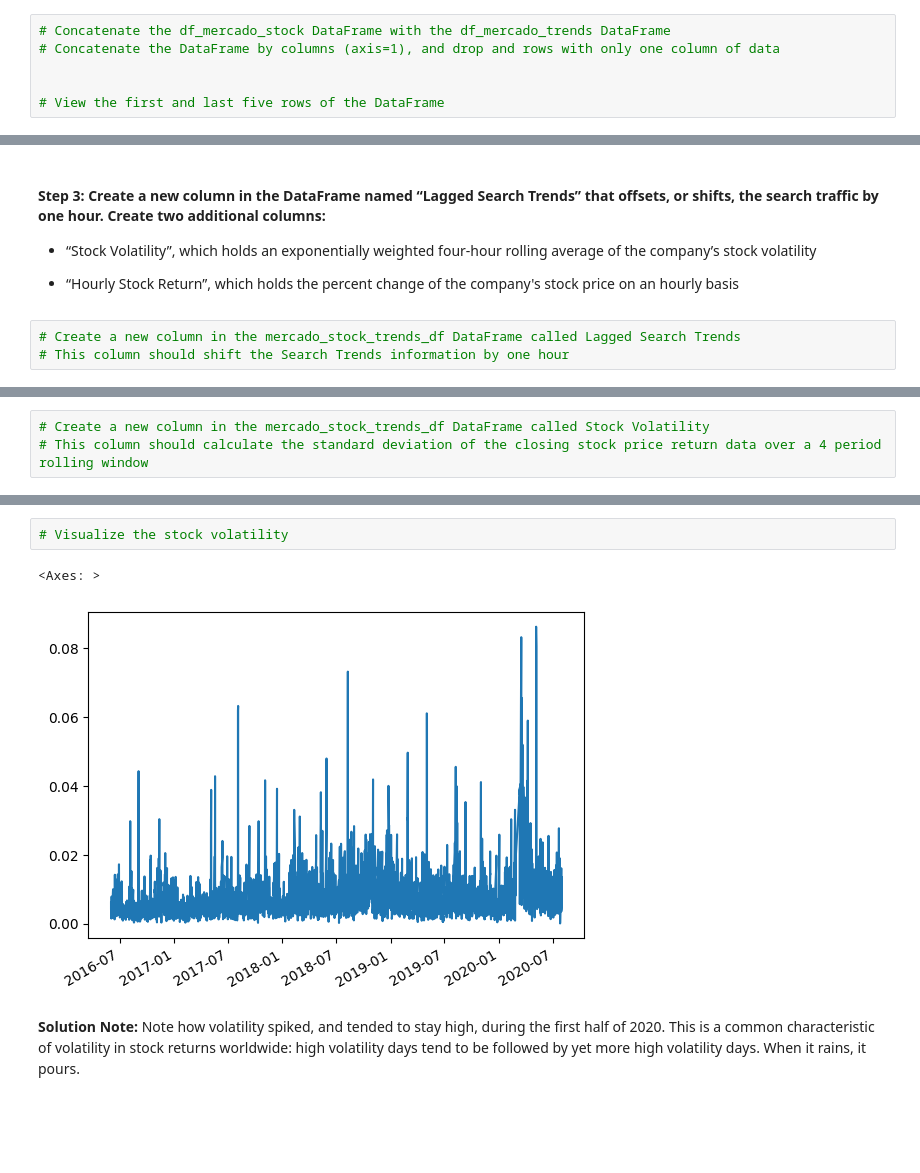
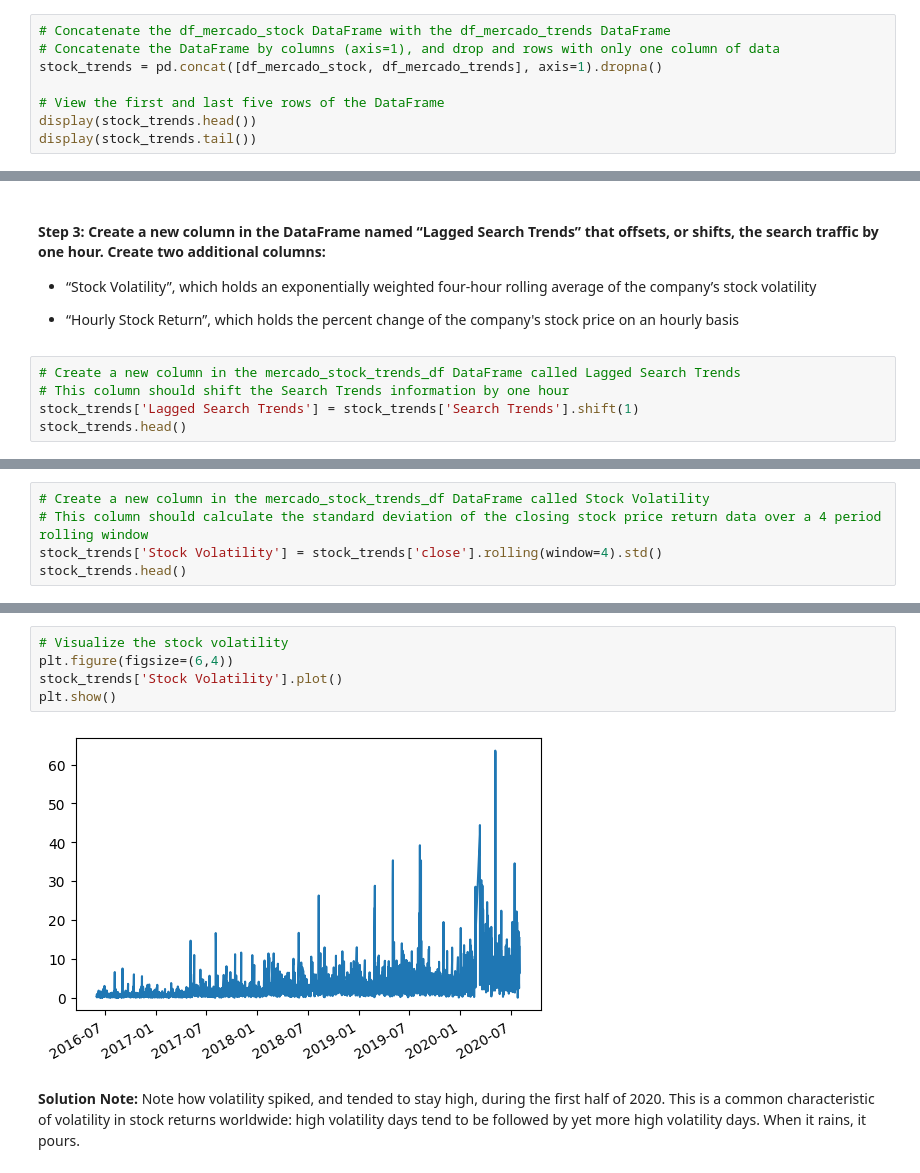
Before and after one commit to jamesjykim2/prophet-challenge, a Jupyter notebook: forecasting_net_prophet.ipynb, the cells around one changed output, grey strips where cells are left out. Saved outputs shown, nothing was run; the diff lists cells and outputs as text; blank space fills up the shorter version.

```diff
--- a/forecasting_net_prophet.ipynb
+++ b/forecasting_net_prophet.ipynb
@@ -241,9 +259,11 @@ display(df_mercado_stock.tail())
 # %%
 # Concatenate the df_mercado_stock DataFrame with the df_mercado_trends DataFrame
 # Concatenate the DataFrame by columns (axis=1), and drop and rows with only one column of data
-
+stock_trends = pd.concat([df_mercado_stock, df_mercado_trends], axis=1).dropna()
 
 # View the first and last five rows of the DataFrame
+display(stock_trends.head())
+display(stock_trends.tail())
 # %% [output]
 |  | close | Search Trends |
 | 2016-06-01 09:00:00 | 135.16 | 6.0 |
@@ -299,3 +324,5 @@ array([<Axes: >, <Axes: >], dtype=object)
 # %%
 # Create a new column in the mercado_stock_trends_df DataFrame called Lagged Search Trends
 # This column should shift the Search Trends information by one hour
+stock_trends['Lagged Search Trends'] = stock_trends['Search Trends'].shift(1)
+stock_trends.head()
@@ -302,3 +336,5 @@ array([<Axes: >, <Axes: >], dtype=object)
 # %%
 # Create a new column in the mercado_stock_trends_df DataFrame called Stock Volatility
 # This column should calculate the standard deviation of the closing stock price return data over a 4 period rolling window
+stock_trends['Stock Volatility'] = stock_trends['close'].rolling(window=4).std()
+stock_trends.head()
@@ -305,8 +348,10 @@ array([<Axes: >, <Axes: >], dtype=object)
 # %%
 # Visualize the stock volatility
+plt.figure(figsize=(6,4))
+stock_trends['Stock Volatility'].plot()
+plt.show()
 # %% [output]
-<Axes: >
-[figure, old version]
+[figure, new version]
 # %% [markdown]
 **Solution Note:** Note how volatility spiked, and tended to stay high, during the first half of 2020. This is a common characteristic of volatility in stock returns worldwide: high volatility days tend to be followed by yet more high volatility days. When it rains, it pours.
 # %%
```
Also changed, not shown: parts of 11 cells of this notebook.
